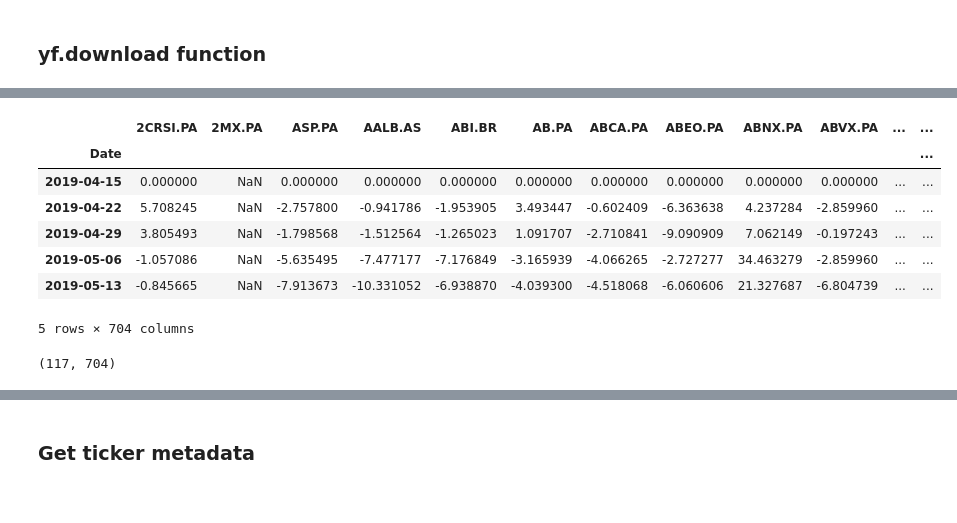
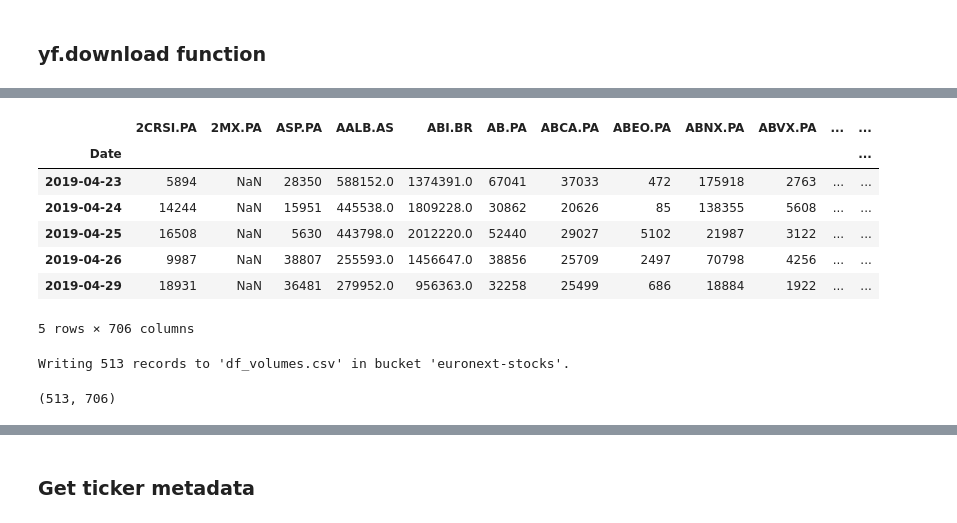
Before and after one commit to cdignam8304/euronext-stocks, a Jupyter notebook: notebooks/get_data.ipynb, the cells around one changed output, grey strips where cells are left out. Drawn from its saved outputs; the diff is of its cells as text; code cells hidden in the pictures.

```diff
--- a/notebooks/get_data.ipynb
+++ b/notebooks/get_data.ipynb
@@ -103,6 +91,6 @@ mystocks = euronext_pab
 data = yf.download(
     tickers=mystocks,
     period="2y",
-    interval="1wk",
+    interval="1d",
 )[["Close", "Volume"]]
 # %% [output]
@@ -154,11 +121,16 @@ df_pc_pricechange = df_pc_pricechange[mystocks]
 # %%
-df_pc_pricechange.head()
+df_volumes.head()
 # %% [output]
 |  | 2CRSI.PA | 2MX.PA | ASP.PA | AALB.AS | ABI.BR | AB.PA | ABCA.PA | ABEO.PA | ABNX.PA | ABVX.PA | ... | ... |
 | Date |  |  |  |  |  |  |  |  |  |  |  | ... |
-| 2019-04-15 | 0.000000 | NaN | 0.000000 | 0.000000 | 0.000000 | 0.000000 | 0.000000 | 0.000000 | 0.000000 | 0.000000 | ... | ... |
-| 2019-04-22 | 5.708245 | NaN | -2.757800 | -0.941786 | -1.953905 | 3.493447 | -0.602409 | -6.363638 | 4.237284 | -2.859960 | ... | ... |
-| 2019-04-29 | 3.805493 | NaN | -1.798568 | -1.512564 | -1.265023 | 1.091707 | -2.710841 | -9.090909 | 7.062149 | -0.197243 | ... | ... |
-| 2019-05-06 | -1.057086 | NaN | -5.635495 | -7.477177 | -7.176849 | -3.165939 | -4.066265 | -2.727277 | 34.463279 | -2.859960 | ... | ... |
-| 2019-05-13 | -0.845665 | NaN | -7.913673 | -10.331052 | -6.938870 | -4.039300 | -4.518068 | -6.060606 | 21.327687 | -6.804739 | ... | ... |
+| 2019-04-23 | 5894 | NaN | 28350 | 588152.0 | 1374391.0 | 67041 | 37033 | 472 | 175918 | 2763 | ... | ... |
+| 2019-04-24 | 14244 | NaN | 15951 | 445538.0 | 1809228.0 | 30862 | 20626 | 85 | 138355 | 5608 | ... | ... |
+| 2019-04-25 | 16508 | NaN | 5630 | 443798.0 | 2012220.0 | 52440 | 29027 | 5102 | 21987 | 3122 | ... | ... |
+| 2019-04-26 | 9987 | NaN | 38807 | 255593.0 | 1456647.0 | 38856 | 25709 | 2497 | 70798 | 4256 | ... | ... |
+| 2019-04-29 | 18931 | NaN | 36481 | 279952.0 | 956363.0 | 32258 | 25499 | 686 | 18884 | 1922 | ... | ... |
-5 rows × 704 columns
+5 rows × 706 columns
+# %%
+# Save df_prices to s3
+_write_dataframe_to_csv_on_s3("euronext-stocks", df_volumes, "df_volumes.csv")
+# %% [output]
+Writing 513 records to 'df_volumes.csv' in bucket 'euronext-stocks'.
@@ -165,4 +141,4 @@ df_pc_pricechange.head()
 # %%
-df_pc_pricechange.shape
+df_prices.shape
 # %% [output]
-(117, 704)
+(513, 706)
```
Also changed, not shown: parts of 48 cells of this notebook, 1 other file.
